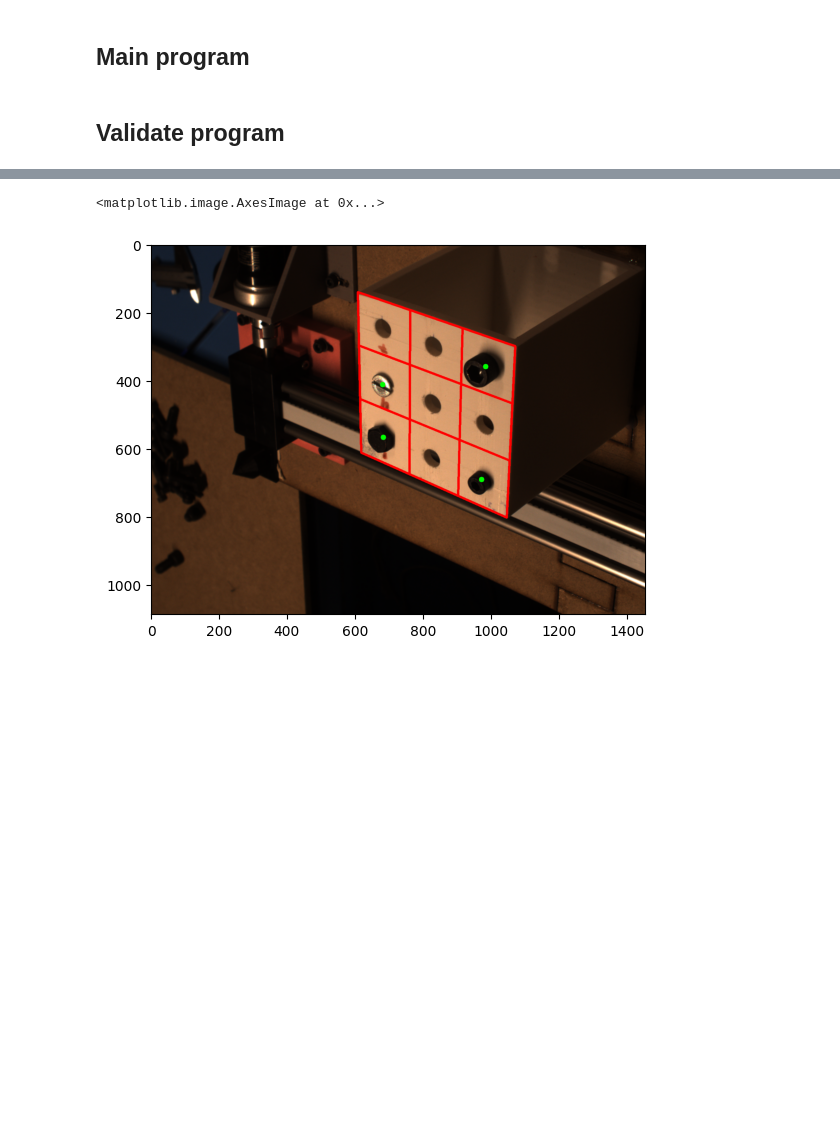
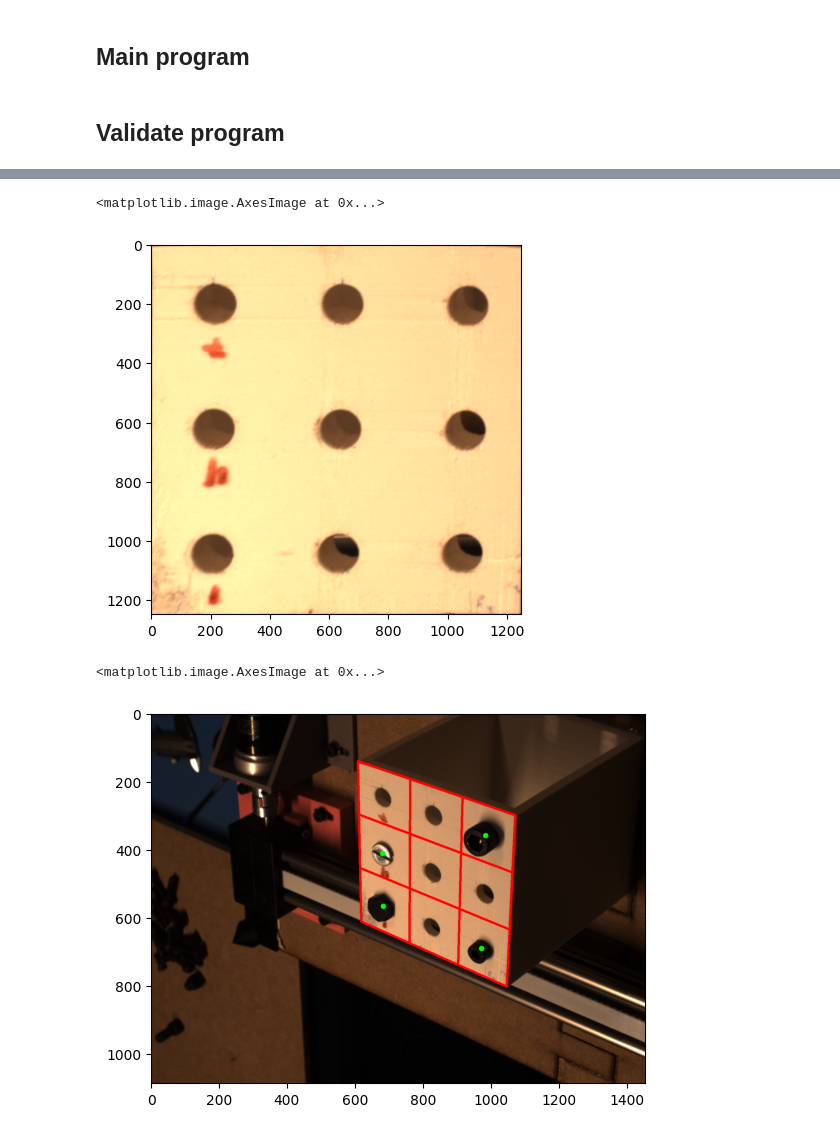
Before and after one commit to ducman1998/PBL01-ROS2-SYSTEMS, a Jupyter notebook: screw_detection_prod.ipynb, the cells around one changed output, grey strips where cells are left out. Cells and saved outputs as stored; diff of their text form; code cells hidden in the pictures; blank space fills up the shorter version.

```diff
--- a/screw_detection_prod.ipynb
+++ b/screw_detection_prod.ipynb
@@ -231,3 +244,8 @@ def detect_screws(captured_im_rgb: np.ndarray, corners: list, background_cubid_r
+# %%
+plt.imshow(background_cubid_rgb)
+# %% [output]
+<matplotlib.image.AxesImage at 0x...>
+[figure, added]
 # %%
 im_dir = "images_17112025/pose01"
 image_bgr_01 = cv2.imread(os.path.join(im_dir, "0.bmp"))
```
Also changed, not shown: parts of 2 cells of this notebook, 11 other files.
